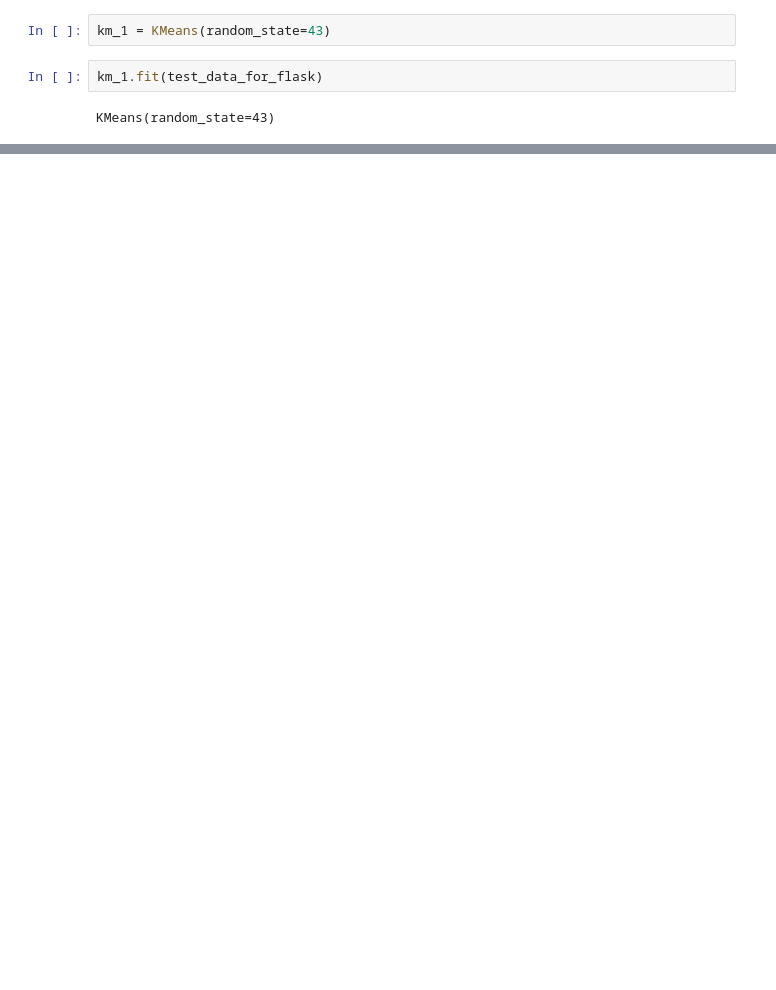
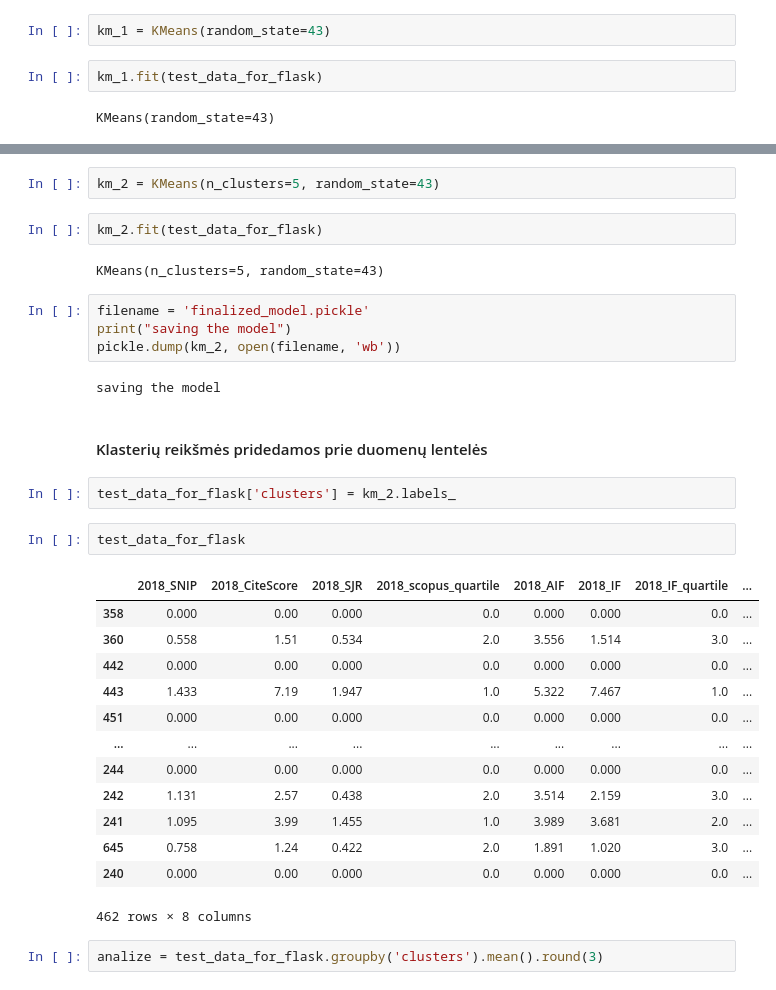
Before and after one commit to monkeviciute/code_academy_projektas, a Jupyter notebook: Baigiamasis_darbas/Klasterizacija.ipynb, the cells around one changed output, grey strips where cells are left out. Saved outputs shown, nothing was run; the diff lists cells and outputs as text; blank space fills up the shorter version.

```diff
--- a/Klasterizacija.ipynb
+++ b/Baigiamasis_darbas/Klasterizacija.ipynb
@@ -579,0 +568,34 @@ saving the model
+# %%
+km_2 = KMeans(n_clusters=5, random_state=43)
+# %%
+km_2.fit(test_data_for_flask)
+# %% [output]
+KMeans(n_clusters=5, random_state=43)
+# %%
+filename = 'finalized_model.pickle'
+print("saving the model")
+pickle.dump(km_2, open(filename, 'wb'))
+# %% [output]
+saving the model
+# %% [markdown]
+#### Klasterių reikšmės pridedamos prie duomenų lentelės
+# %%
+test_data_for_flask['clusters'] = km_2.labels_
+# %%
+test_data_for_flask
+# %% [output]
+|  | 2018_SNIP | 2018_CiteScore | 2018_SJR | 2018_scopus_quartile | 2018_AIF | 2018_IF | 2018_IF_quartile | ... |
+| 358 | 0.000 | 0.00 | 0.000 | 0.0 | 0.000 | 0.000 | 0.0 | ... |
+| 360 | 0.558 | 1.51 | 0.534 | 2.0 | 3.556 | 1.514 | 3.0 | ... |
+| 442 | 0.000 | 0.00 | 0.000 | 0.0 | 0.000 | 0.000 | 0.0 | ... |
+| 443 | 1.433 | 7.19 | 1.947 | 1.0 | 5.322 | 7.467 | 1.0 | ... |
+| 451 | 0.000 | 0.00 | 0.000 | 0.0 | 0.000 | 0.000 | 0.0 | ... |
+| ... | ... | ... | ... | ... | ... | ... | ... | ... |
+| 244 | 0.000 | 0.00 | 0.000 | 0.0 | 0.000 | 0.000 | 0.0 | ... |
+| 242 | 1.131 | 2.57 | 0.438 | 2.0 | 3.514 | 2.159 | 3.0 | ... |
+| 241 | 1.095 | 3.99 | 1.455 | 1.0 | 3.989 | 3.681 | 2.0 | ... |
+| 645 | 0.758 | 1.24 | 0.422 | 2.0 | 1.891 | 1.020 | 3.0 | ... |
+| 240 | 0.000 | 0.00 | 0.000 | 0.0 | 0.000 | 0.000 | 0.0 | ... |
+462 rows × 8 columns
+# %%
+analize = test_data_for_flask.groupby('clusters').mean().round(3)
```
Also changed, not shown: parts of 21 cells of this notebook, 23 other files.
